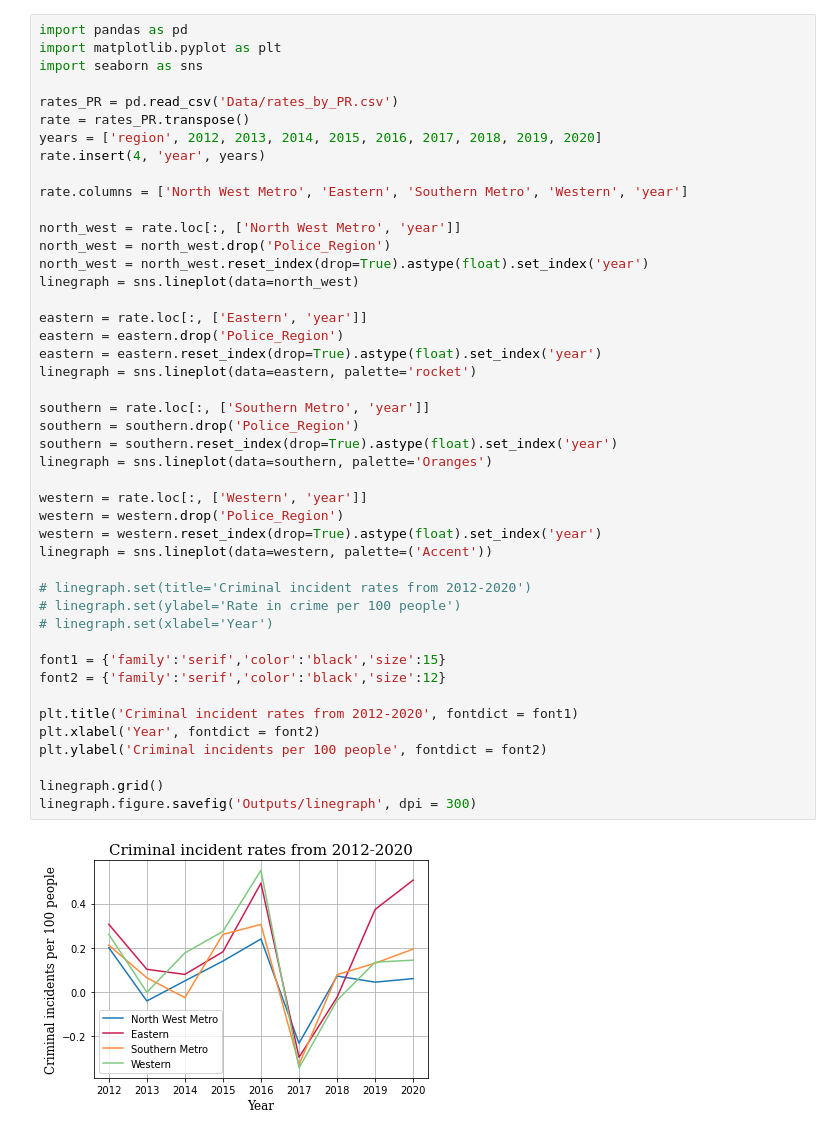
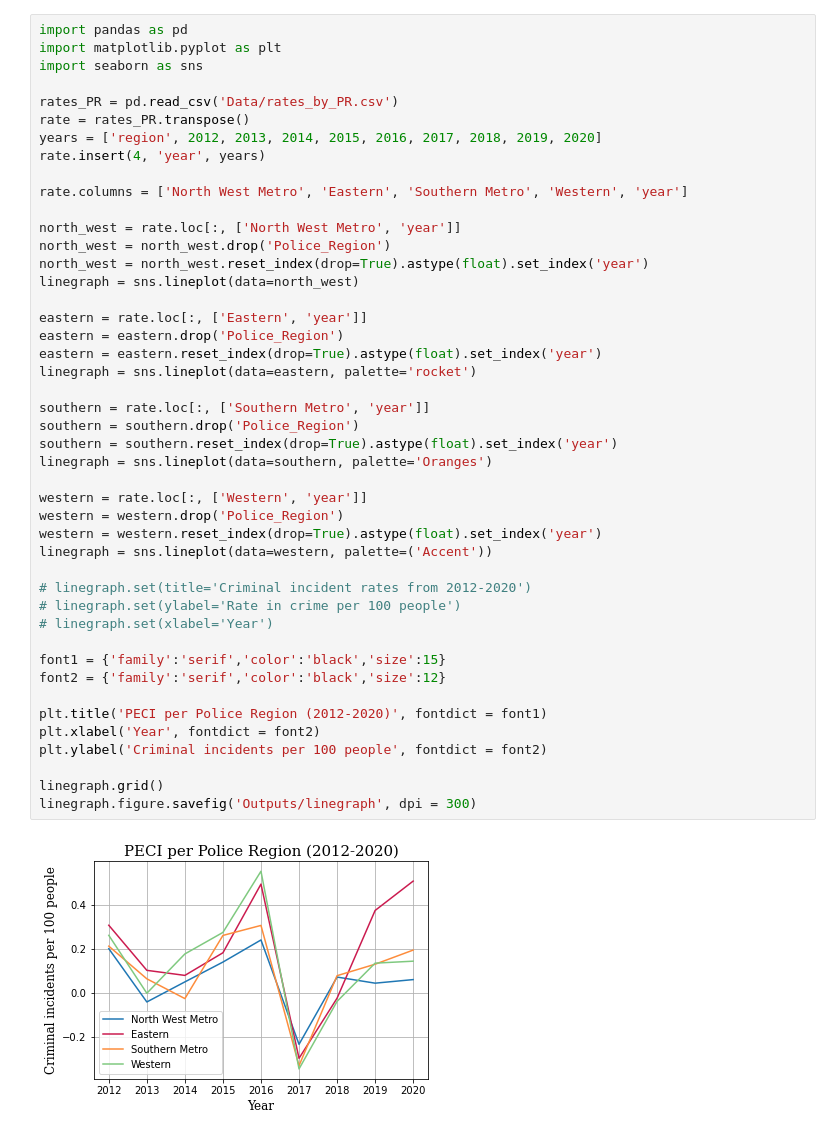
Before and after one commit to vrinda-raj/EoDP-Assignment2-Group-70, a Jupyter notebook: lineplot.ipynb, the cells around one changed output. Drawn from its saved outputs; the diff is of its cells as text.

```diff
--- a/lineplot.ipynb
+++ b/lineplot.ipynb
@@ -16,32 +16,32 @@ north_west = north_west.reset_index(drop=True).astype(float).set_index('year')
 linegraph = sns.lineplot(data=north_west)
 
 eastern = rate.loc[:, ['Eastern', 'year']]
 eastern = eastern.drop('Police_Region')
 eastern = eastern.reset_index(drop=True).astype(float).set_index('year')
 linegraph = sns.lineplot(data=eastern, palette='rocket')
 
 southern = rate.loc[:, ['Southern Metro', 'year']]
 southern = southern.drop('Police_Region')
 southern = southern.reset_index(drop=True).astype(float).set_index('year')
 linegraph = sns.lineplot(data=southern, palette='Oranges')
 
 western = rate.loc[:, ['Western', 'year']]
 western = western.drop('Police_Region')
 western = western.reset_index(drop=True).astype(float).set_index('year')
 linegraph = sns.lineplot(data=western, palette=('Accent'))
 
 # linegraph.set(title='Criminal incident rates from 2012-2020')
 # linegraph.set(ylabel='Rate in crime per 100 people')
 # linegraph.set(xlabel='Year')
 
 font1 = {'family':'serif','color':'black','size':15}
 font2 = {'family':'serif','color':'black','size':12}
 
-plt.title('Criminal incident rates from 2012-2020', fontdict = font1)
+plt.title('PECI per Police Region (2012-2020)', fontdict = font1)
 plt.xlabel('Year', fontdict = font2)
 plt.ylabel('Criminal incidents per 100 people', fontdict = font2)
 
 linegraph.grid()
 linegraph.figure.savefig('Outputs/linegraph', dpi = 300)
 # %% [output]
-[figure, old version]
+[figure, new version]
```
Also changed, not shown: 1 other file.
